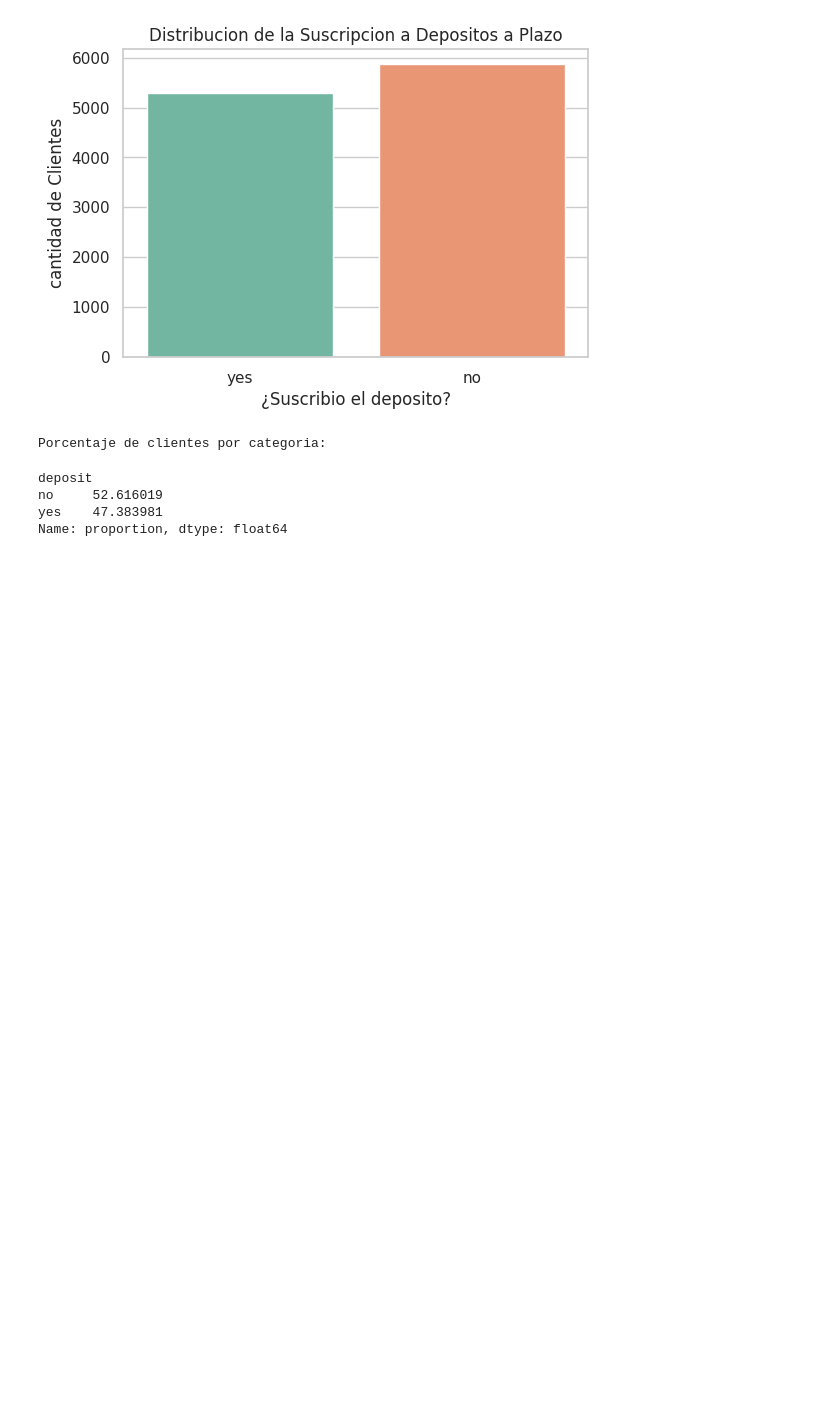
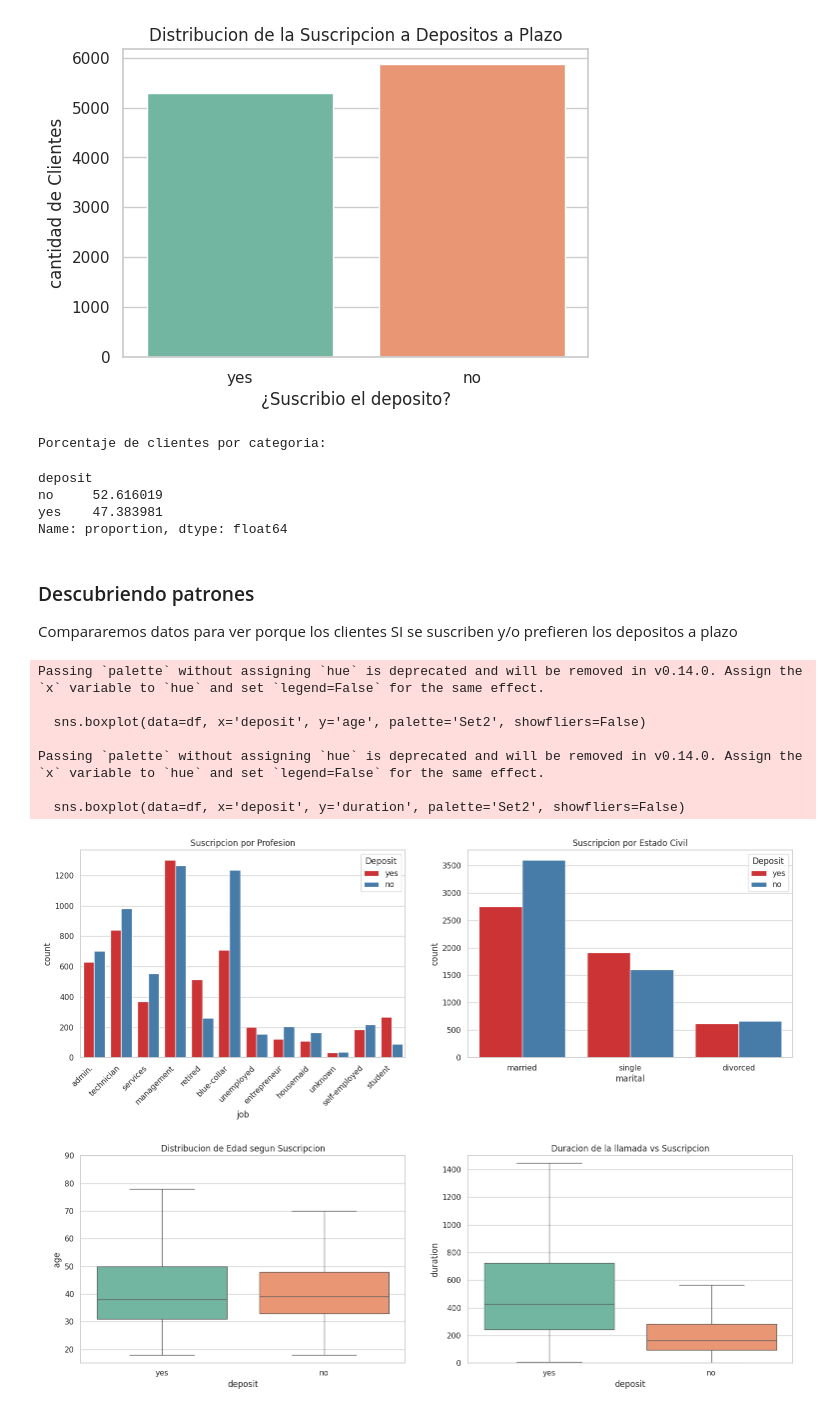
Before and after one commit to kristian-c94/PARCIAL_2_GESTION_DATOS_IA, a Jupyter notebook: notebooks/01_EDA_Bank_Marketing.ipynb, the cells around one changed output. Drawn from its saved outputs; the diff is of its cells as text; code cells hidden in the pictures; blank space fills up the shorter version.

Commit message:
Comparacion de datos sobre suscripcion

```diff
--- a/notebooks/01_EDA_Bank_Marketing.ipynb
+++ b/notebooks/01_EDA_Bank_Marketing.ipynb
@@ -84,3 +84,55 @@ deposit
 no     52.616019
 yes    47.383981
 Name: proportion, dtype: float64
+# %% [markdown]
+### Descubriendo patrones
+
+Compararemos datos para ver porque los clientes SI se suscriben y/o prefieren los depositos a plazo
+# %%
+import matplotlib.pyplot as plt
+import seaborn as sns
+
+# Configuracion visual
+
+sns.set_theme(style = "whitegrid")
+fig, axes = plt.subplots(2, 2, figsize=(16, 12))
+
+# Profesion vs Suscripcion
+
+plt.subplot(2, 2, 1)
+sns.countplot(data=df, x='job', hue='deposit', palette='Set1', ax=axes[0,0])
+plt.title('Suscripcion por Profesion')
+plt.xticks(rotation=45, ha='right')
+plt.legend(title='Deposit', loc='upper right')
+
+# Estado Civil vs Suscripcion
+
+plt.subplot(2, 2, 2)
+sns.countplot(data=df, x='marital', hue='deposit', palette='Set1', ax=axes[0,1])
+plt.title('Suscripcion por Estado Civil')
+plt.legend(title='Deposit', loc='upper right')
+
+# Edad vs Suscripcion
+
+plt.subplot(2, 2, 3)
+sns.boxplot(data=df, x='deposit', y='age', palette='Set2', showfliers=False)
+plt.title('Distribucion de Edad segun Suscripcion')
+plt.ylim(15, 90)
+
+# Duracion de la llamada vs Suscripcion
+plt.subplot(2, 2, 4)
+sns.boxplot(data=df, x='deposit', y='duration', palette='Set2', showfliers=False)
+axes[1,1].set_title('Duracion de la llamada vs Suscripcion')
+plt.ylim(0,1500)
+
+plt.tight_layout(pad=3.0)
+plt.show()
+# %% [output]
+Passing `palette` without assigning `hue` is deprecated and will be removed in v0.14.0. Assign the `x` variable to `hue` and set `legend=False` for the same effect.
+
+  sns.boxplot(data=df, x='deposit', y='age', palette='Set2', showfliers=False)
+
+Passing `palette` without assigning `hue` is deprecated and will be removed in v0.14.0. Assign the `x` variable to `hue` and set `legend=False` for the same effect.
+
+  sns.boxplot(data=df, x='deposit', y='duration', palette='Set2', showfliers=False)
+[figure, added]
```
